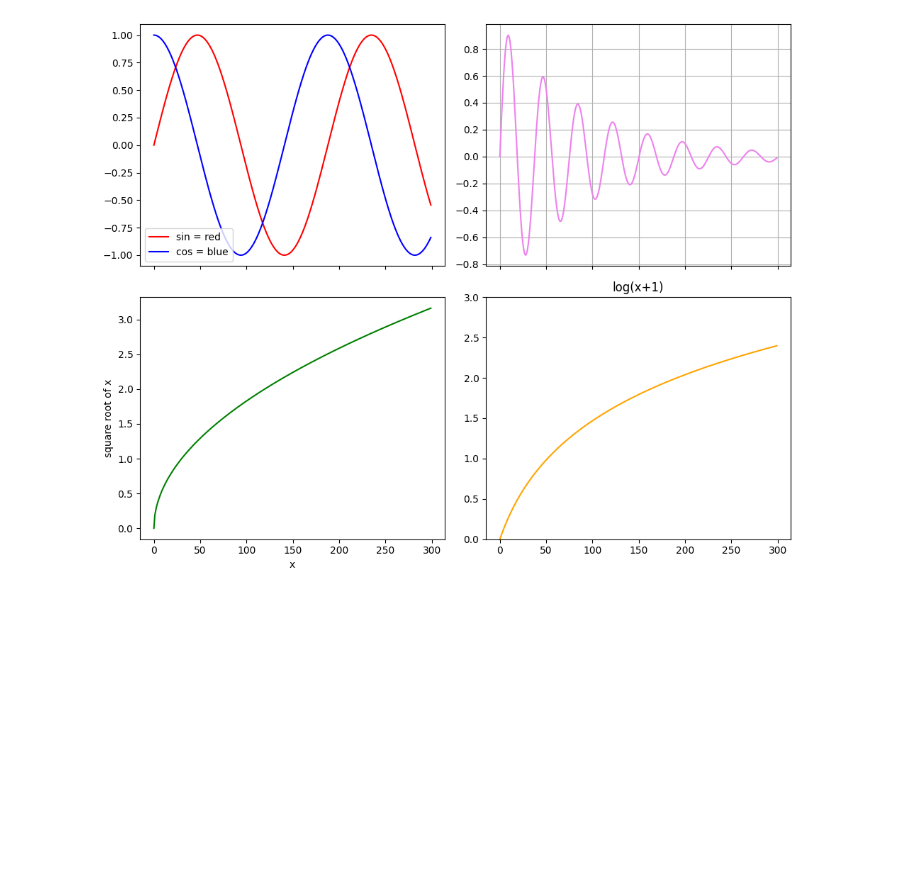
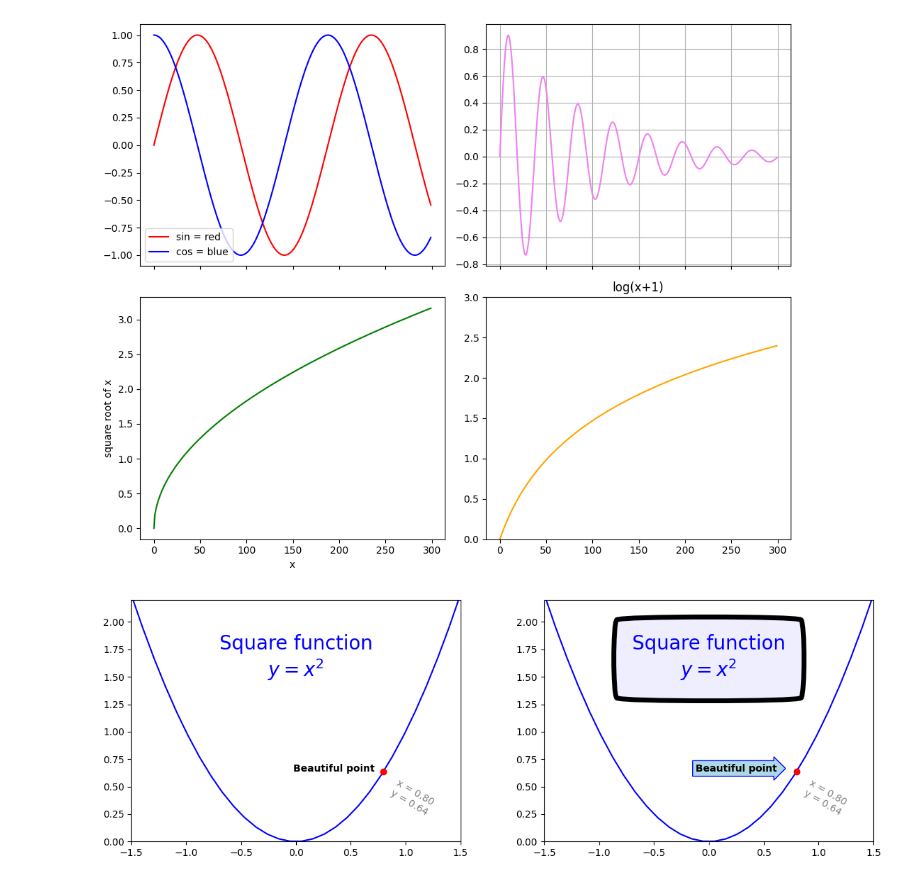
Before and after one commit to woofingforyou/Hands-On-Machine-Learning, a Jupyter notebook: tutorials/Matplotlib/matplotlib.ipynb, the cells around one changed output. Drawn from its saved outputs; the diff is of its cells as text; code cells hidden in the pictures; blank space fills up the shorter version.

```diff
--- a/tutorials/Matplotlib/matplotlib.ipynb
+++ b/tutorials/Matplotlib/matplotlib.ipynb
@@ -138,3 +138,45 @@ fig.tight_layout()
 plt.show()
 # %% [output]
 [figure]
+# %%
+x = np.linspace(-1.5, 1.5, 30)
+px = 0.8
+py = px**2
+
+fig, (ax1,ax2) = plt.subplots(1,2,figsize=(12,4))
+
+#axis 1
+ax1.plot(x, x**2, "b-", px, py, "ro")
+
+ax1.text(0, 1.5, "Square function\n$y = x^2$", fontsize = 20, color = 'blue',
+         horizontalalignment = "center")
+ax1.text(px - 0.08, py, "Beautiful point", ha = "right", weight = "heavy")
+ax1.text(px + 0.05, py - 0.4, "x = %0.2f\ny = %0.2f"%(px, py), rotation=-30,
+         color='gray')
+
+#axis 2
+ax2.plot(x, x**2, "b-", px, py, "ro")
+
+bbox_props = dict(boxstyle="round4,pad=1,rounding_size=0.2", ec="black",
+                  fc="#EEEEFF", lw=5)
+ax2.text(0, 1.5, "Square function\n$y = x^2$", fontsize = 20, color = 'blue',
+         horizontalalignment = "center", bbox = bbox_props)
+
+bbox_props = dict(boxstyle="rarrow,pad=0.3", ec="b", lw=1, fc="lightblue")
+ax2.text(px - 0.18, py, "Beautiful point", ha = "right", weight = "heavy", bbox = bbox_props)
+
+ax2.text(px + 0.05, py - 0.4, "x = %0.2f\ny = %0.2f"%(px, py), rotation=-30,
+         color='gray')
+
+
+for ax in [ax1, ax2]:
+    ax.set_xlim(-1.5, 1.5)
+    ax.set_ylim(0, 2.2)
+    ax.set_aspect('equal')
+
+plt.tight_layout()
+
+plt.savefig("dual_square_fig.png")
+plt.show()
+# %% [output]
+[figure, added]
```
Also changed, not shown: parts of 3 cells of this notebook, 1 other file.
